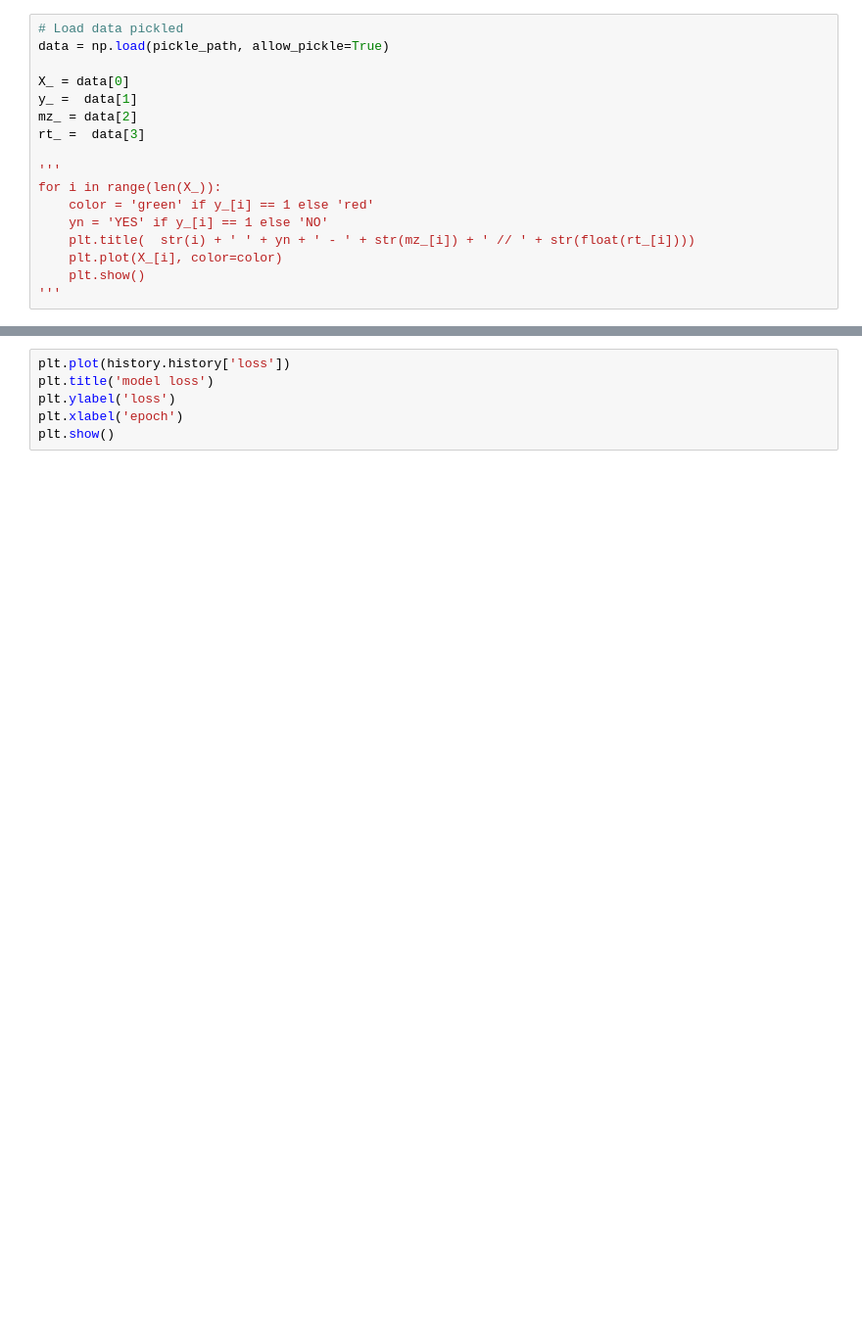
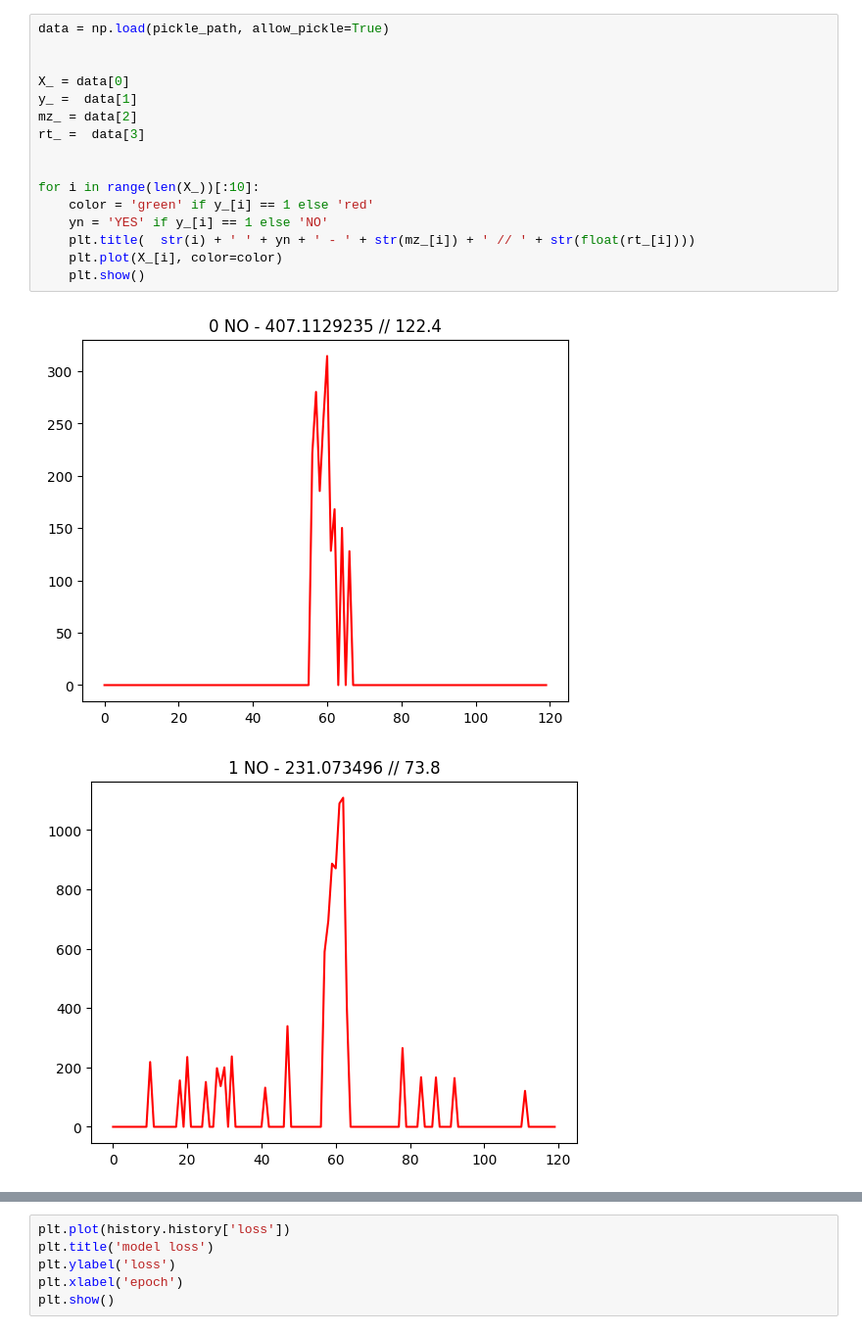
Before and after one commit to F4llis/metabo_tools, a Jupyter notebook: peak_annotation_train.ipynb, the cells around one changed output, grey strips where cells are left out. Shown at 98% size. Cells and saved outputs as stored; diff of their text form; blank space fills up the shorter version.

```diff
--- a/peak_annotation_train.ipynb
+++ b/peak_annotation_train.ipynb
@@ -55,17 +66,19 @@ data.save(pickle_path)
 # %%
-# Load data pickled
 data = np.load(pickle_path, allow_pickle=True)
+
 
 X_ = data[0]
 y_ =  data[1]
 mz_ = data[2]
 rt_ =  data[3]
 
-'''
-for i in range(len(X_)):
+
+for i in range(len(X_))[:10]:
     color = 'green' if y_[i] == 1 else 'red'
     yn = 'YES' if y_[i] == 1 else 'NO'
     plt.title(  str(i) + ' ' + yn + ' - ' + str(mz_[i]) + ' // ' + str(float(rt_[i])))
     plt.plot(X_[i], color=color)
     plt.show()
-'''
+# %% [output]
+[figure, added]
+[figure, added]
```
Also changed, not shown: parts of 19 cells of this notebook, 2 other files.
